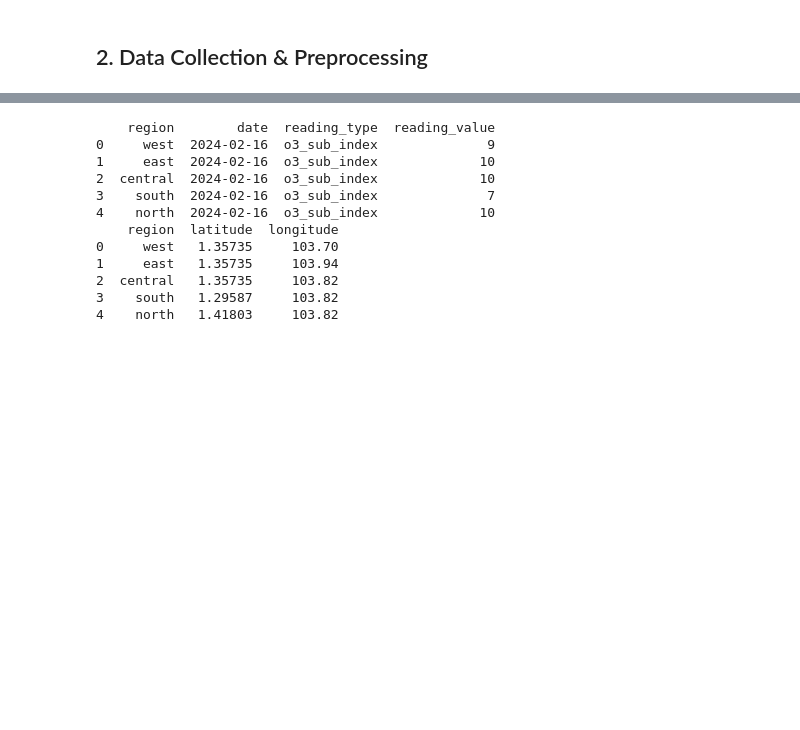
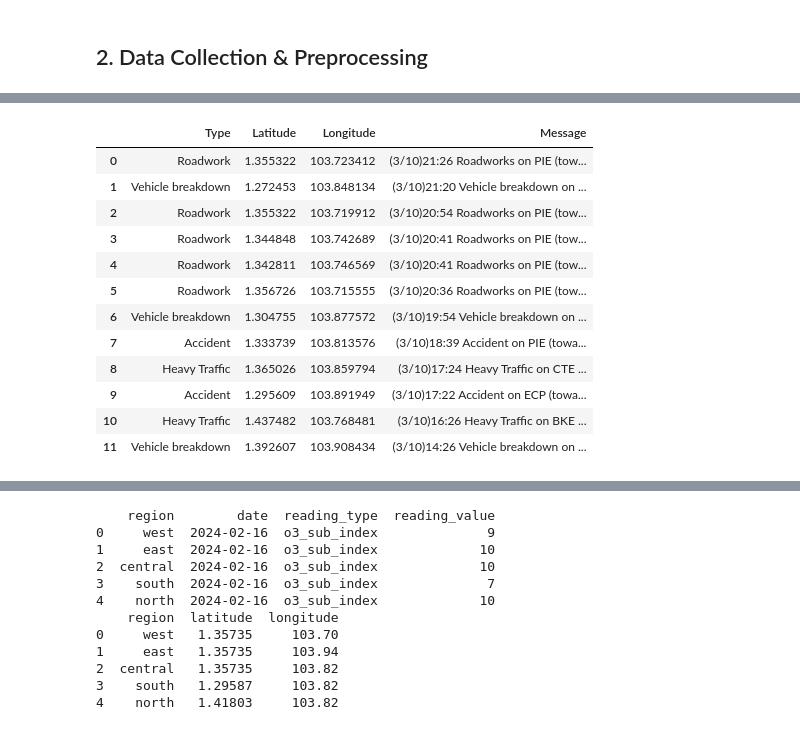
Before and after one commit to linxianying/G12_GuidedProject, a Jupyter notebook: traffic_air_sg.ipynb, the cells around one changed output, grey strips where cells are left out. Drawn from its saved outputs; the diff is of its cells as text; code cells hidden in the pictures; blank space fills up the shorter version.

```diff
--- a/traffic_air_sg.ipynb
+++ b/traffic_air_sg.ipynb
@@ -5,0 +143,31 @@
+# %%
+incidents_url = "https://datamall2.mytransport.sg/ltaodataservice/TrafficIncidents"
+apiKey = 'y4MnOaz/QmCC6O/5aUOa9A=='
+headers = {
+    'AccountKey': apiKey,
+    'accept': 'application/json'
+}
+
+api_response = requests.request("GET", incidents_url, headers=headers)
+json_data = api_response.json()
+traffic_incidents_sg = pd.json_normalize(
+        data=json_data,
+        record_path='value',
+        errors='ignore',
+        sep ='.'
+    )
+traffic_incidents_sg
+# %% [output]
+|  | Type | Latitude | Longitude | Message |
+| 0 | Roadwork | 1.355322 | 103.723412 | (3/10)21:26 Roadworks on PIE (tow... |
+| 1 | Vehicle breakdown | 1.272453 | 103.848134 | (3/10)21:20 Vehicle breakdown on ... |
+| 2 | Roadwork | 1.355322 | 103.719912 | (3/10)20:54 Roadworks on PIE (tow... |
+| 3 | Roadwork | 1.344848 | 103.742689 | (3/10)20:41 Roadworks on PIE (tow... |
+| 4 | Roadwork | 1.342811 | 103.746569 | (3/10)20:41 Roadworks on PIE (tow... |
+| 5 | Roadwork | 1.356726 | 103.715555 | (3/10)20:36 Roadworks on PIE (tow... |
+| 6 | Vehicle breakdown | 1.304755 | 103.877572 | (3/10)19:54 Vehicle breakdown on ... |
+| 7 | Accident | 1.333739 | 103.813576 | (3/10)18:39 Accident on PIE (towa... |
+| 8 | Heavy Traffic | 1.365026 | 103.859794 | (3/10)17:24 Heavy Traffic on CTE ... |
+| 9 | Accident | 1.295609 | 103.891949 | (3/10)17:22 Accident on ECP (towa... |
+| 10 | Heavy Traffic | 1.437482 | 103.768481 | (3/10)16:26 Heavy Traffic on BKE ... |
+| 11 | Vehicle breakdown | 1.392607 | 103.908434 | (3/10)14:26 Vehicle breakdown on ... |
```
Also changed, not shown: parts of 11 cells of this notebook, 4 other files.
